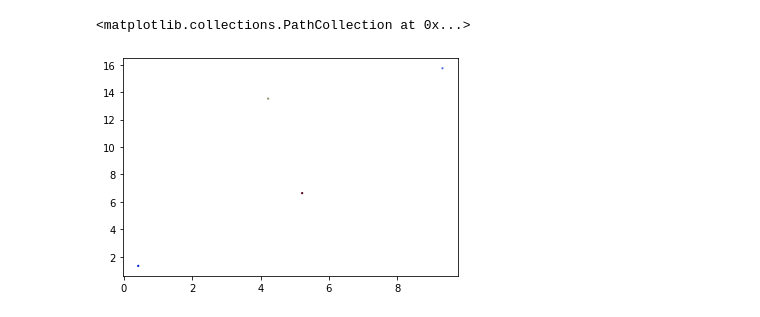
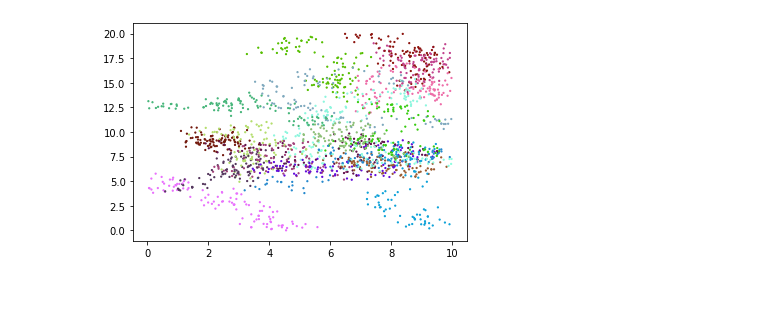
Before and after one commit to ialireza13/Episterian, a Jupyter notebook: randomWalk.ipynb, the cells around one changed output. Saved outputs shown, nothing was run; the diff lists cells and outputs as text; code cells hidden in the pictures.

Commit message:
data structure switched to recarray. pollute function added.

```diff
--- a/randomWalk.ipynb
+++ b/randomWalk.ipynb
@@ -2,14 +2,25 @@
 import numpy as np
 import matplotlib.pyplot as plt
 # %%
-N = 4       # number of walkers
+N = 20    # number of walkers
 Lx = 10
 Ly = 20
 stepSize = 0.5
-r = np.zeros((N,2))
-r[:,0] = np.random.random(N) * Lx
-r[:,1] = np.random.random(N) * Ly
+
+tile_x_num = 10
+tile_y_num = 20
+
+pollution = np.zeros( (tile_x_num, tile_y_num),float )
+
+tile_x_size = Lx / tile_x_num
+tile_y_size = Ly / tile_y_num
+
 colors = []
 for i in range(N):
     colors.append('#%06X' % np.random.randint(0, 0xFFFFFF))
+# %%
+agents = np.zeros((N), dtype=[('x', 'float'), ('y', 'float'), ('tile_x',int), ('tile_y',int), ('health',bool)] )
+
+agents['x'] = np.random.random(N) * Lx
+agents['y'] = np.random.random(N) * Ly
 # %%
@@ -47,12 +56,17 @@ update_tile(tile_x_size, tile_y_size,r)
 # %%
 tMax = 100
 step = np.zeros((N,2))
+
+###initialize
+infection_seed = np.random.randint(N)
+update_tile()
+agents['health'][infection_seed] = 1
+
+
 for t in range(tMax):
-    walk(r)
-    update_tile( tile_x_size, tile_y_size, r)
-    #plt.scatter(r[:,0], r[:,1], c=colors, s=1.5)
+    walk()
+    update_tile()
+    pollute()
+    plt.scatter(agents['x'], agents['y'], c=colors, s=1.5)
+# %% [output]
+[figure, added]
-# %%
-plt.scatter(r[:,0], r[:,1], c=colors, s=1.5)
-# %% [output]
-<matplotlib.collections.PathCollection at 0x...>
-[figure, removed]
```
Also changed, not shown: parts of 4 cells of this notebook, 1 other file.
